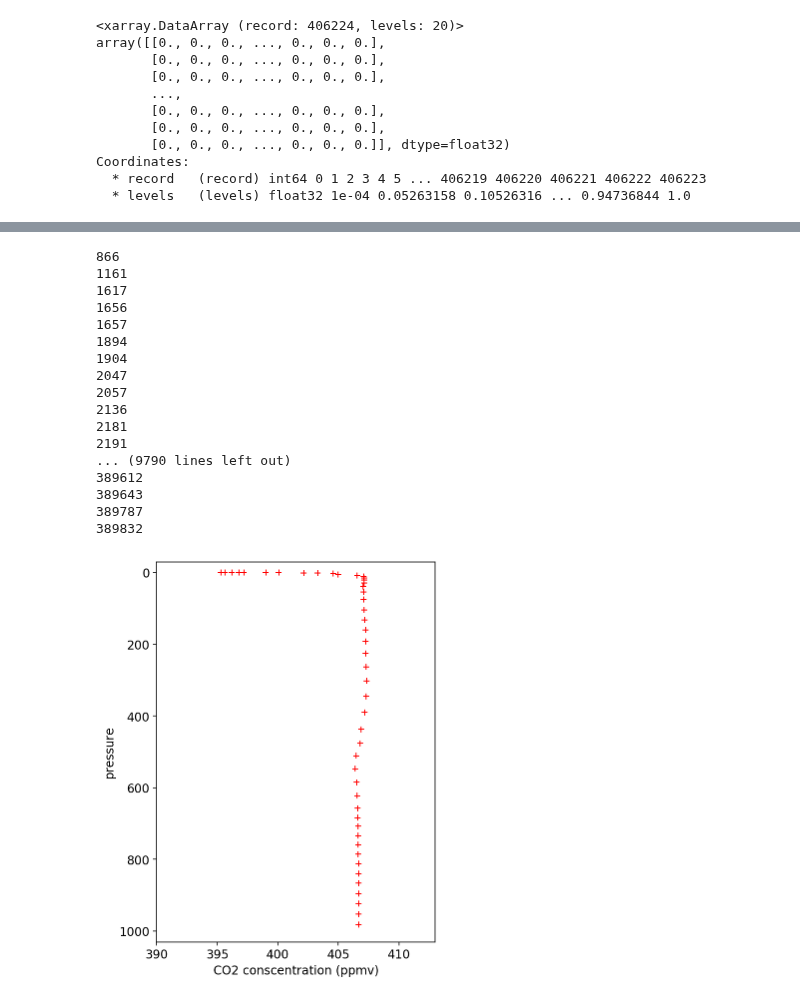
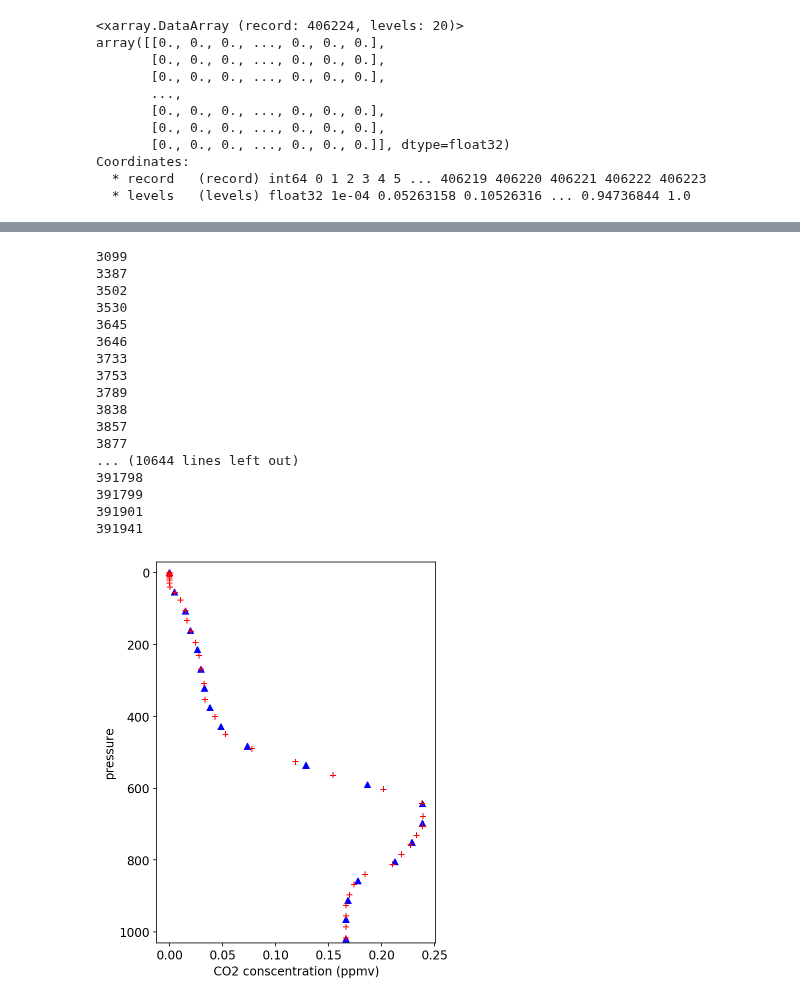
Before and after one commit to MehliyarSadiq/geoschem_simulations, a Jupyter notebook: inversion/satellite/oco-2/model_process.3.interpolate_2_satellite.ipynb, the cells around one changed output, grey strips where cells are left out. Saved outputs shown, nothing was run; the diff lists cells and outputs as text; code cells hidden in the pictures.

```diff
--- a/inversion/satellite/oco-2/model_process.3.interpolate_2_satellite.ipynb
+++ b/inversion/satellite/oco-2/model_process.3.interpolate_2_satellite.ipynb
@@ -17,7 +17,8 @@ import matplotlib.pyplot as plt
 import re
 # %%
 # month of the simulation
-month  = 12     # 1,2,3,
+month  = 5     # 1,2,3
+case_name = 'CO2-2018-05'
 # %%
 if(month >= 10):
     model_file = '2d_ts_satellite.2018' + str(month) + '.nc'
@@ -27,7 +28,7 @@ else:
     satellite_file = '2d_OCO2_extract_20180' + str(month) + '.nc'
 # %%
 # Name and path of inputs and outputs
-input_directory = '/geos/u73/msadiq/GEOS-Chem/rundirs/ensemble_runs/CO2-2018/nd51/'
+input_directory = '/geos/u73/msadiq/GEOS-Chem/rundirs/ensemble_runs/' + case_name + '/nd51/'
 input_file = input_directory + model_file
 # corresponding satellite data
 satellite_directory = '/geos/u73/msadiq/satellite/oco-2/'
@@ -185,23 +205,23 @@ for irecord in record:
                                                       fp = np.flip(x_co2))
         print(irecord)
 # %% [output]
-866
-1161
-1617
-1656
-1657
-1894
-1904
-2047
-2057
-2136
-2181
-2191
-... (9790 lines left out)
-389612
-389643
-389787
-389832
+3099
+3387
+3502
+3530
+3645
+3646
+3733
+3753
+3789
+3838
+3857
+3877
+... (10644 lines left out)
+391798
+391799
+391901
+391941
 # %%
 # variables need not to be interpolated
 noneed_interp = ['lat', 'lon', 'date']
@@ -209,25 +229,26 @@ for ivar in noneed_interp:
     interpolated[ivar] = ds_model[ivar].copy()
 # %%
 # after interpolation
-irecord = 5313
-x_co2_after    = interpolated['SpeciesConc_CO2'][irecord,:]
+irecord = 286636
+varname = 'SpeciesConc_CO2Tag11'
+x_co2_after    = interpolated[varname][irecord,:]
 y_press_after  = interpolated['pressure'][irecord,:]
 
-x_co2_before   = ds_model['SpeciesConc_CO2'][irecord,:]
+x_co2_before   = ds_model[varname][irecord,:]
 y_press_before = profile_press_mod[irecord]
 
 fig, ax = plt.subplots(figsize=[5,7])
 
 ax.plot(x_co2_after*1e-3, y_press_after, 'b^')
 ax.plot(x_co2_before*1e-3, y_press_before, 'r+')
 ax.set_ylim(1030,-30)
-ax.set_xlim(390,413)
+#ax.set_xlim(390,413)
 ax.set_xlabel('CO2 conscentration (ppmv)')
 ax.set_ylabel('pressure')
 
 plt.show()
 # %% [output]
-[figure, old version]
+[figure, new version]
 # %%
 interpolated.attrs['comment'] = 'interpolated from 47 level model outputs'
 interpolated.to_netcdf(output_file)
```
Also changed, not shown: parts of 6 cells of this notebook, 3 other files.
